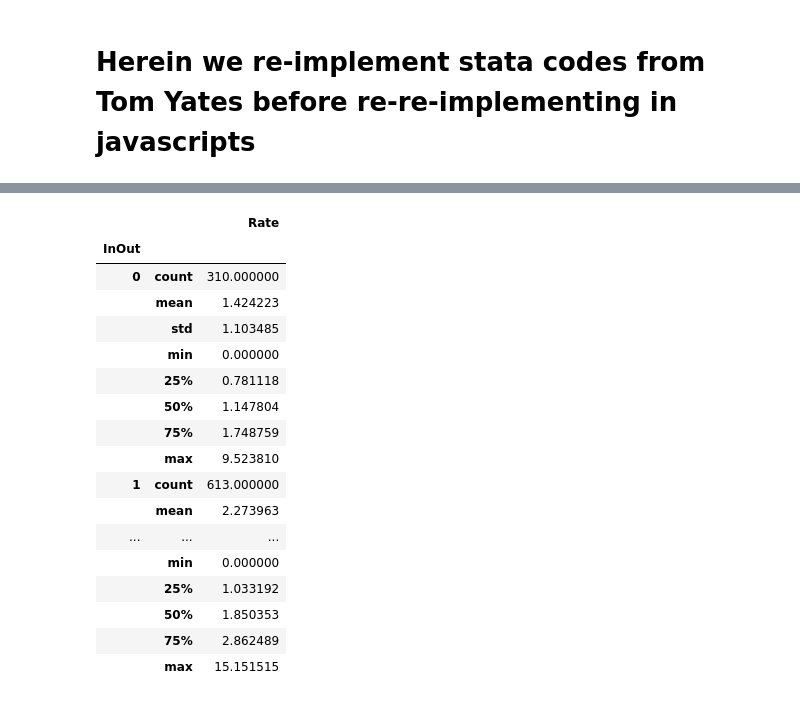
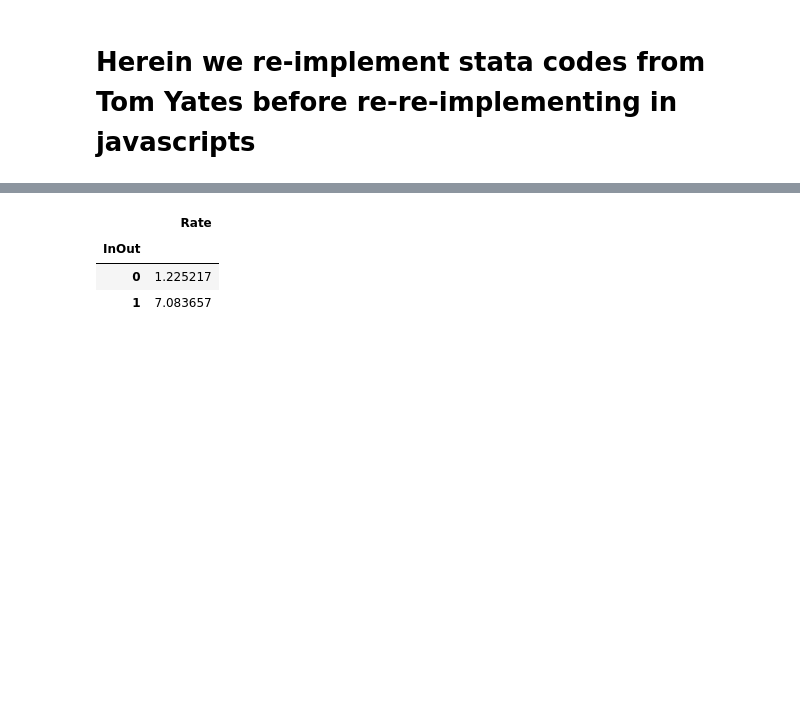
Before and after one commit to drcjar/saaas, a Jupyter notebook: saaas.ipynb, the cells around one changed output, grey strips where cells are left out. Drawn from its saved outputs; the diff is of its cells as text; code cells hidden in the pictures; blank space fills up the shorter version.

```diff
--- a/saaas.ipynb
+++ b/saaas.ipynb
@@ -29,13 +72,4 @@ socialcat = {1:1, 2:1, 3:2, 4:2, #socialcat transforms
 # %%
-#apply the transforms
-df['InOut'] = df['InOut'].map(io.get)
-df['Age_cat'] = df['Age'].map(agecat.get)
-df['Social_cat'] = df['Social_class'].map(socialcat.get)
-
-#make Data_year column values be integers
-df.Data_year = df.Data_year.astype(str).str[:4]
-df.Data_year = df.Data_year.astype(int)
-
 #make two occupations that we think are the same be the same
 df.Occupation = df.Occupation.str.replace('Tallow, soap, &c., manufacture', 'Tallow, soap manufacture')
 df.Occupation = df.Occupation.str.replace('Tallow, soap, glue, manure, &c., manufacture', 'Tallow, soap manufacture')
@@ -41,0 +80,2 @@ df.Occupation = df.Occupation.str.replace('Tallow, soap, glue, manure, &c., manu
+# %%
+df = df.drop_duplicates(subset=['Occupation', 'Age_cat', 'Year']) #drop occ/age_cat/year duplicates
@@ -74,5 +120,5 @@ extocc = ['Coal miner (Durham and Northumberland)', 'Coal miner (Lancashire)', '
 df = df[~df.Occupation.isin(extocc)] #drop extraneous occupations
 # %%
 #drop more extraneous occupations
-df = df[~((df.Occupation.str.contains('Brass')) & (df.Data_year == 1900))]
-df = df[~((df.Occupation.str.contains('Lithographer')) & (df.Data_year == 1900))]
+df = df[~((df.Occupation.str.contains('Brass')) & (df.Year == 1900))]
+df = df[~((df.Occupation.str.contains('Lithographer')) & (df.Year == 1900))]
@@ -84,0 +165,2 @@ df = df[df['Rate'] != inf]
+# %%
+df = df[~(df.InOut == 2)] #throw away unclassified inouts
@@ -90,24 +179,10 @@ df[['Rate', 'InOut']].boxplot(by='InOut')
 # %%
-df[['Rate', 'InOut']].groupby('InOut').describe()
+df[['Rate', 'InOut']].groupby('InOut').var()
 # %% [output]
-|  |  | Rate |
-| InOut |  |  |
-| 0 | count | 310.000000 |
-|  | mean | 1.424223 |
-|  | std | 1.103485 |
-|  | min | 0.000000 |
-|  | 25% | 0.781118 |
-|  | 50% | 1.147804 |
-|  | 75% | 1.748759 |
-|  | max | 9.523810 |
-| 1 | count | 613.000000 |
-|  | mean | 2.273963 |
-| ... | ... | ... |
-|  | min | 0.000000 |
-|  | 25% | 1.033192 |
-|  | 50% | 1.850353 |
-|  | 75% | 2.862489 |
-|  | max | 15.151515 |
+|  | Rate |
+| InOut |  |
+| 0 | 1.225217 |
+| 1 | 7.083657 |
 # %%
 df[df.InOut == 0].groupby('Age_cat').Denominator.sum()
 # %% [output]
```
Also changed, not shown: parts of 34 cells of this notebook, 6 other files.
